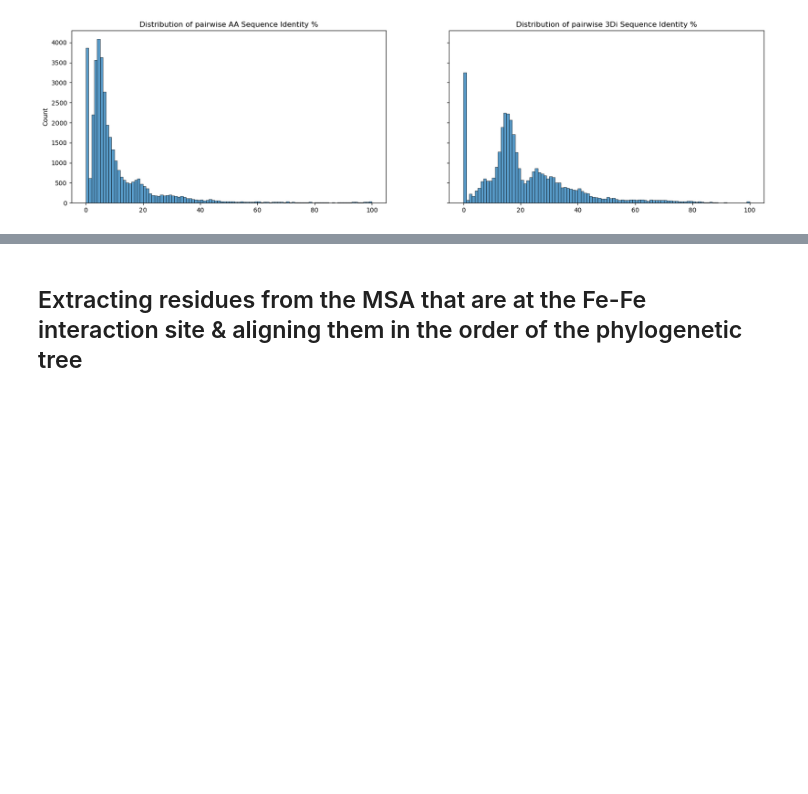
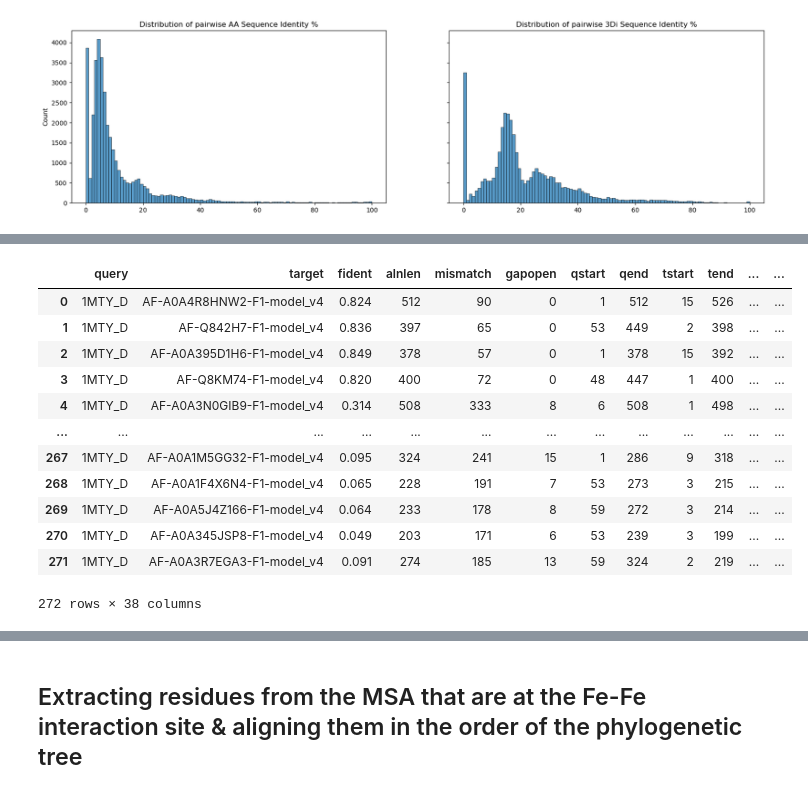
Before and after one commit to kaustubh-amritkar/MMO, a Jupyter notebook: analysis/analyze_foldseek_result.ipynb, the cells around one changed output, grey strips where cells are left out. Drawn from its saved outputs; the diff is of its cells as text; code cells hidden in the pictures; blank space fills up the shorter version.

```diff
--- a/analysis/analyze_foldseek_result.ipynb
+++ b/analysis/analyze_foldseek_result.ipynb
@@ -641,0 +668,23 @@ Text(0.5, 1.0, 'Distribution of pairwise 3Di Sequence Identity %')
+# %%
+filtered_hits_df = pd.merge(filtered_hits_df, msa_aa_seq_id_matrix[['id', '1MTY_D']], left_on='target', right_on='id', how='left')
+filtered_hits_df.rename(columns={'1MTY_D': 'aa_seq_id_wrt_1MTY'}, inplace=True)
+
+filtered_hits_df = pd.merge(filtered_hits_df, msa_3di_seq_id_matrix[['id', '1MTY_D']], left_on='target', right_on='id', how='left')
+filtered_hits_df.rename(columns={'1MTY_D': '3di_seq_id_wrt_1MTY'}, inplace=True)
+
+filtered_hits_df.drop(columns=['id_x', 'id_y'], inplace=True)
+filtered_hits_df
+# %% [output]
+|  | query | target | fident | alnlen | mismatch | gapopen | qstart | qend | tstart | tend | ... | ... |
+| 0 | 1MTY_D | AF-A0A4R8HNW2-F1-model_v4 | 0.824 | 512 | 90 | 0 | 1 | 512 | 15 | 526 | ... | ... |
+| 1 | 1MTY_D | AF-Q842H7-F1-model_v4 | 0.836 | 397 | 65 | 0 | 53 | 449 | 2 | 398 | ... | ... |
+| 2 | 1MTY_D | AF-A0A395D1H6-F1-model_v4 | 0.849 | 378 | 57 | 0 | 1 | 378 | 15 | 392 | ... | ... |
+| 3 | 1MTY_D | AF-Q8KM74-F1-model_v4 | 0.820 | 400 | 72 | 0 | 48 | 447 | 1 | 400 | ... | ... |
+| 4 | 1MTY_D | AF-A0A3N0GIB9-F1-model_v4 | 0.314 | 508 | 333 | 8 | 6 | 508 | 1 | 498 | ... | ... |
+| ... | ... | ... | ... | ... | ... | ... | ... | ... | ... | ... | ... | ... |
+| 267 | 1MTY_D | AF-A0A1M5GG32-F1-model_v4 | 0.095 | 324 | 241 | 15 | 1 | 286 | 9 | 318 | ... | ... |
+| 268 | 1MTY_D | AF-A0A1F4X6N4-F1-model_v4 | 0.065 | 228 | 191 | 7 | 53 | 273 | 3 | 215 | ... | ... |
+| 269 | 1MTY_D | AF-A0A5J4Z166-F1-model_v4 | 0.064 | 233 | 178 | 8 | 59 | 272 | 3 | 214 | ... | ... |
+| 270 | 1MTY_D | AF-A0A345JSP8-F1-model_v4 | 0.049 | 203 | 171 | 6 | 53 | 239 | 3 | 199 | ... | ... |
+| 271 | 1MTY_D | AF-A0A3R7EGA3-F1-model_v4 | 0.091 | 274 | 185 | 13 | 59 | 324 | 2 | 219 | ... | ... |
+272 rows × 38 columns
```
Also changed, not shown: parts of 5 cells of this notebook, 1 other file.
